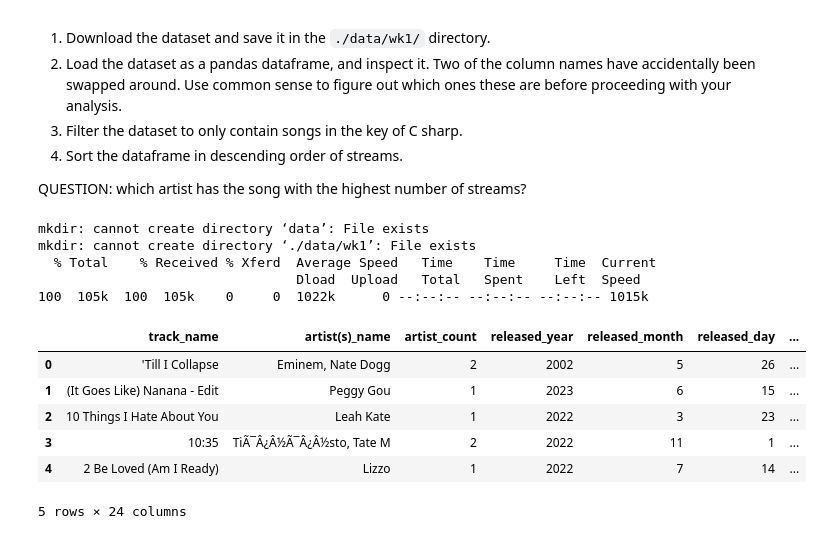
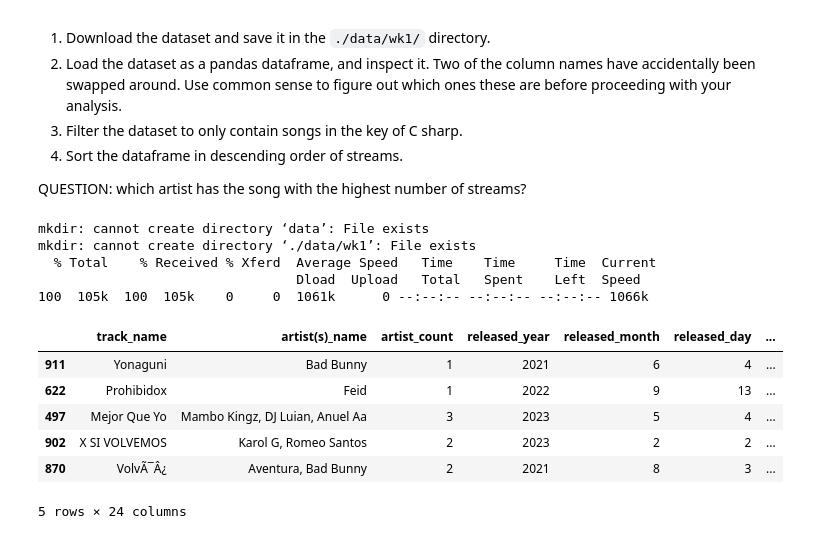
Before and after one commit to joydeneve/QM2, a Jupyter notebook: notebooks/W01. Python Recap.ipynb, the cells around one changed output. Saved outputs shown, nothing was run; the diff lists cells and outputs as text; code cells hidden in the pictures.

```diff
--- a/notebooks/W01. Python Recap.ipynb
+++ b/notebooks/W01. Python Recap.ipynb
@@ -203,20 +203,22 @@ QUESTION: which artist has the song with the highest number of streams?
 # %%
 !mkdir data
 !mkdir ./data/wk1
 !curl https://storage.googleapis.com/qm2/wk1/spotify-2023.csv -o ./data/wk1/spotify-2023.csv
 import pandas as pd
 data=pd.read_csv('./data/wk1/spotify-2023.csv')
-data.head()
+filtered_data = data[data['key'] == 'C#']
+sorted_data = filtered_data.sort_values(by='streams', ascending=False)
+sorted_data.head(5)
 # %% [output]
 mkdir: cannot create directory ‘data’: File exists
 mkdir: cannot create directory ‘./data/wk1’: File exists
   % Total    % Received % Xferd  Average Speed   Time    Time     Time  Current
                                  Dload  Upload   Total   Spent    Left  Speed
-100  105k  100  105k    0     0  1022k      0 --:--:-- --:--:-- --:--:-- 1015k
+100  105k  100  105k    0     0  1061k      0 --:--:-- --:--:-- --:--:-- 1066k
 |  | track_name | artist(s)_name | artist_count | released_year | released_month | released_day | ... |
-| 0 | 'Till I Collapse | Eminem, Nate Dogg | 2 | 2002 | 5 | 26 | ... |
-| 1 | (It Goes Like) Nanana - Edit | Peggy Gou | 1 | 2023 | 6 | 15 | ... |
-| 2 | 10 Things I Hate About You | Leah Kate | 1 | 2022 | 3 | 23 | ... |
-| 3 | 10:35 | TiÃ¯Â¿Â½Ã¯Â¿Â½sto, Tate M | 2 | 2022 | 11 | 1 | ... |
-| 4 | 2 Be Loved (Am I Ready) | Lizzo | 1 | 2022 | 7 | 14 | ... |
+| 911 | Yonaguni | Bad Bunny | 1 | 2021 | 6 | 4 | ... |
+| 622 | Prohibidox | Feid | 1 | 2022 | 9 | 13 | ... |
+| 497 | Mejor Que Yo | Mambo Kingz, DJ Luian, Anuel Aa | 3 | 2023 | 5 | 4 | ... |
+| 902 | X SI VOLVEMOS | Karol G, Romeo Santos | 2 | 2023 | 2 | 2 | ... |
+| 870 | VolvÃ¯Â¿ | Aventura, Bad Bunny | 2 | 2021 | 8 | 3 | ... |
 5 rows × 24 columns
```
